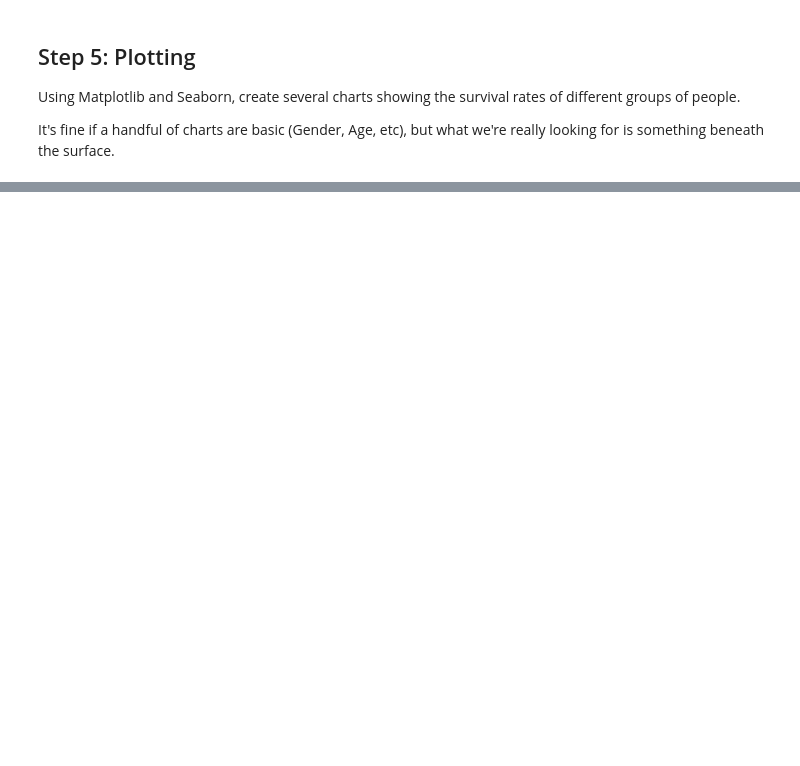
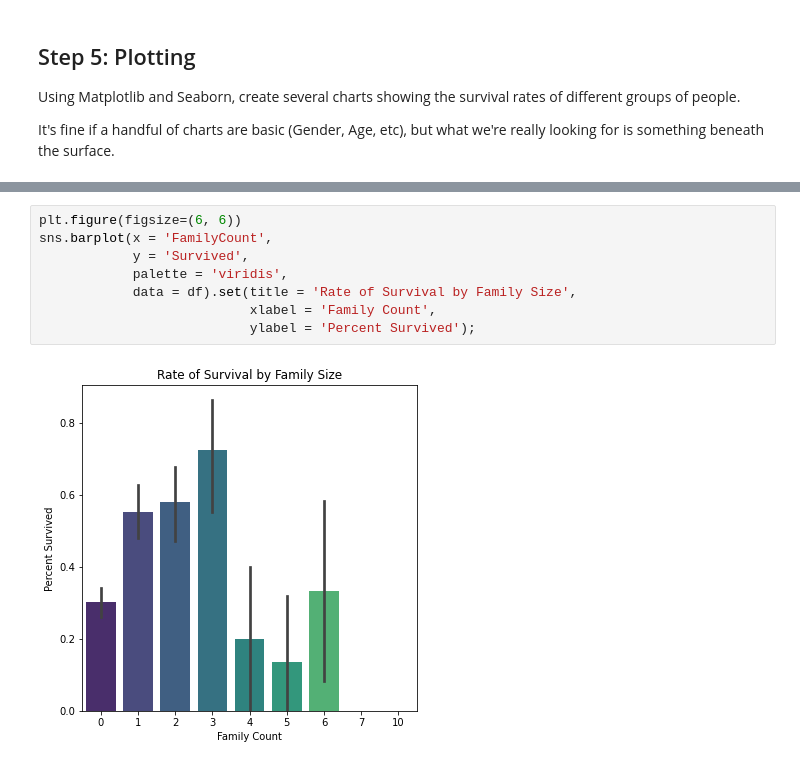
Before and after one commit to maryschindler/DSI_exercises, a Jupyter notebook: 2_01_Titanic/Titanic_revisited.ipynb, the cells around one changed output, grey strips where cells are left out. Drawn from its saved outputs; the diff is of its cells as text; blank space fills up the shorter version.

```diff
--- a/2_01_Titanic/Titanic_revisited.ipynb
+++ b/2_01_Titanic/Titanic_revisited.ipynb
@@ -205,0 +336,10 @@ It's fine if a handful of charts are basic (Gender, Age, etc), but what we're re
+# %%
+plt.figure(figsize=(6, 6))
+sns.barplot(x = 'FamilyCount',
+            y = 'Survived',
+            palette = 'viridis',
+            data = df).set(title = 'Rate of Survival by Family Size',
+                           xlabel = 'Family Count',
+                           ylabel = 'Percent Survived');
+# %% [output]
+[figure, added]
```
Also changed, not shown: parts of 34 cells of this notebook, 1 other file.
